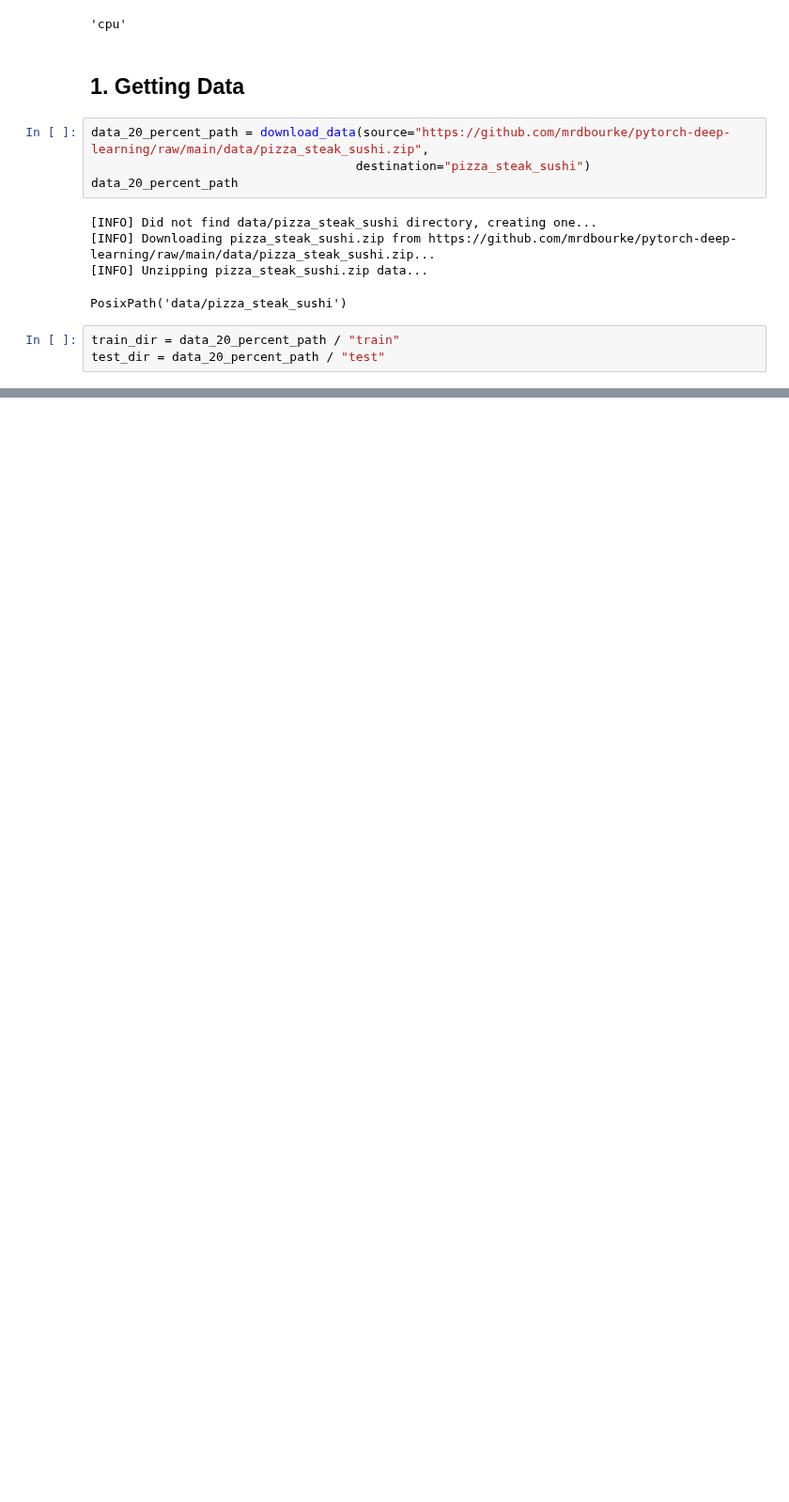
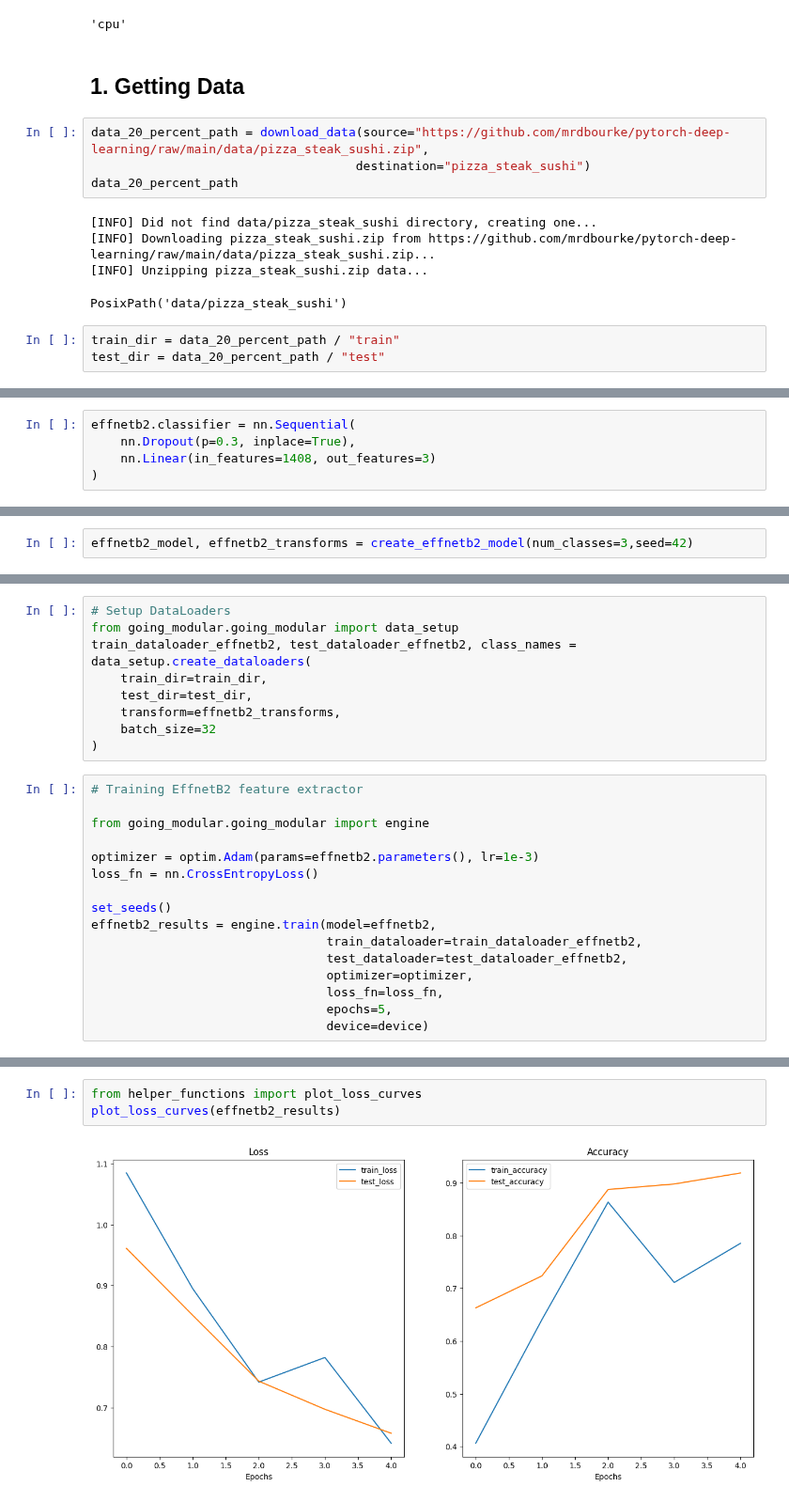
Before and after one commit to AmanullaChishty/Pytorch, a Jupyter notebook: PyTorch_Model_Deployment.ipynb, the cells around one changed output, grey strips where cells are left out. Shown at 94% size. Saved outputs shown, nothing was run; the diff lists cells and outputs as text; blank space fills up the shorter version.

```diff
--- a/PyTorch_Model_Deployment.ipynb
+++ b/PyTorch_Model_Deployment.ipynb
@@ -52,0 +71,5 @@ test_dir = data_20_percent_path / "test"
+# %%
+effnetb2.classifier = nn.Sequential(
+    nn.Dropout(p=0.3, inplace=True),
+    nn.Linear(in_features=1408, out_features=3)
+)
@@ -52,0 +92,2 @@ test_dir = data_20_percent_path / "test"
+# %%
+effnetb2_model, effnetb2_transforms = create_effnetb2_model(num_classes=3,seed=42)
@@ -52,0 +118,25 @@ test_dir = data_20_percent_path / "test"
+# %%
+# Setup DataLoaders
+from going_modular.going_modular import data_setup
+train_dataloader_effnetb2, test_dataloader_effnetb2, class_names = data_setup.create_dataloaders(
+    train_dir=train_dir,
+    test_dir=test_dir,
+    transform=effnetb2_transforms,
+    batch_size=32
+)
+# %%
+# Training EffnetB2 feature extractor
+
+from going_modular.going_modular import engine
+
+optimizer = optim.Adam(params=effnetb2.parameters(), lr=1e-3)
+loss_fn = nn.CrossEntropyLoss()
+
+set_seeds()
+effnetb2_results = engine.train(model=effnetb2,
+                                train_dataloader=train_dataloader_effnetb2,
+                                test_dataloader=test_dataloader_effnetb2,
+                                optimizer=optimizer,
+                                loss_fn=loss_fn,
+                                epochs=5,
+                                device=device)
@@ -52,0 +149,5 @@ test_dir = data_20_percent_path / "test"
+# %%
+from helper_functions import plot_loss_curves
+plot_loss_curves(effnetb2_results)
+# %% [output]
+[figure, added]
```
Also changed, not shown: parts of 11 cells of this notebook.
